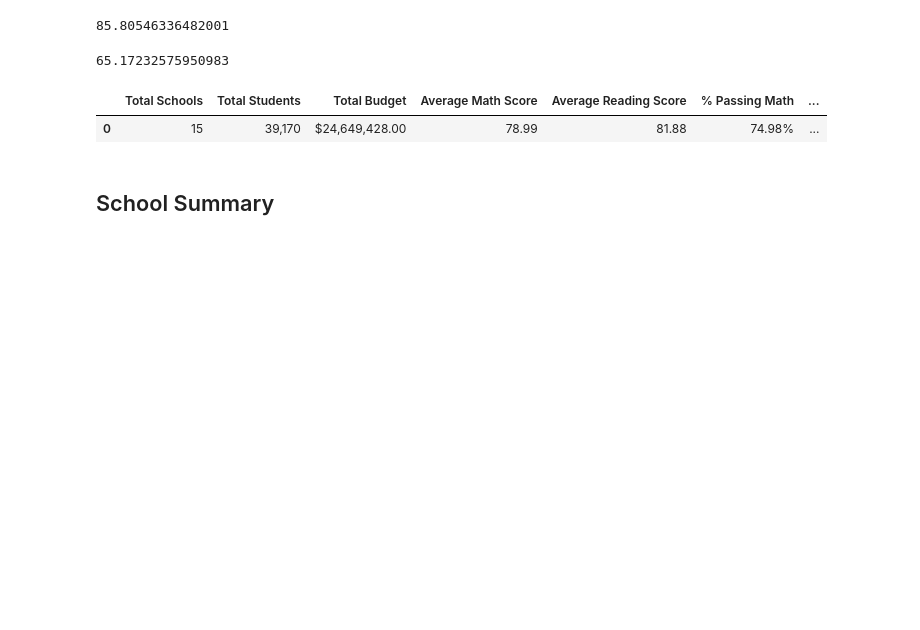
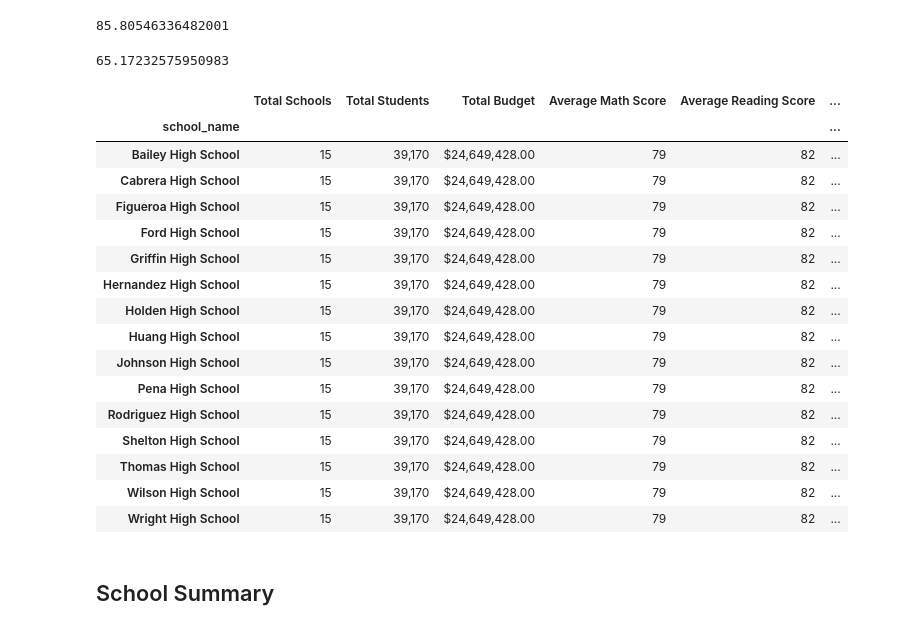
Before and after one commit to chelseapickett/pandas-challenge, a Jupyter notebook: PyCitySchools/PyCitySchools_starter-Copy1.ipynb, the cells around one changed output. Drawn from its saved outputs; the diff is of its cells as text; code cells hidden in the pictures; blank space fills up the shorter version.

Commit message:
completed school summary

```diff
--- a/PyCitySchools/PyCitySchools_starter-Copy1.ipynb
+++ b/PyCitySchools/PyCitySchools_starter-Copy1.ipynb
@@ -86,25 +86,40 @@ overall_passing_rate
 65.17232575950983
 # %%
 # Create a high-level snapshot of the district's key metrics in a DataFrame
-district_summary =pd.DataFrame({"Total Schools": [school_count], "Total Students": [student_count],"Total Budget": [total_budget],\
-                                "Average Math Score": [average_math_score], "Average Reading Score": [average_reading_score],\
-                               "% Passing Math": [passing_math_percentage], "% Passing Reading": [passing_reading_percentage],\
-                                "% Overall Passing": [overall_passing_rate]})
+district_summary =pd.DataFrame({"Total Schools": school_count, "Total Students": student_count,"Total Budget": total_budget,\
+                                "Average Math Score": average_math_score, "Average Reading Score": average_reading_score,\
+                               "% Passing Math": passing_math_percentage, "% Passing Reading": passing_reading_percentage,\
+                                "% Overall Passing": overall_passing_rate})
 
 # Formatting
 district_summary["Total Students"] = district_summary["Total Students"].map("{:,}".format)
 district_summary["Total Budget"] = district_summary["Total Budget"].map("${:,.2f}".format)
-district_summary["Average Math Score"] = district_summary["Average Math Score"].map("{:.2f}".format)
-district_summary["Average Reading Score"] = district_summary["Average Reading Score"].map("{:.2f}".format)
-district_summary["% Passing Math"] = district_summary["% Passing Math"].map("{:.2f}%".format)
-district_summary["% Passing Reading"] = district_summary["% Passing Reading"].map("{:.2f}%".format)
-district_summary["% Overall Passing"] = district_summary["% Overall Passing"].map("{:.2f}%".format)
+district_summary["Average Math Score"] = district_summary["Average Math Score"].map("{:.0f}".format)
+district_summary["Average Reading Score"] = district_summary["Average Reading Score"].map("{:.0f}".format)
+district_summary["% Passing Math"] = district_summary["% Passing Math"].map("{:.0f}%".format)
+district_summary["% Passing Reading"] = district_summary["% Passing Reading"].map("{:.0f}%".format)
+district_summary["% Overall Passing"] = district_summary["% Overall Passing"].map("{:.0f}%".format)
 
 # Display the DataFrame
 district_summary
 # %% [output]
-|  | Total Schools | Total Students | Total Budget | Average Math Score | Average Reading Score | % Passing Math | ... |
-| 0 | 15 | 39,170 | $24,649,428.00 | 78.99 | 81.88 | 74.98% | ... |
+|  | Total Schools | Total Students | Total Budget | Average Math Score | Average Reading Score | ... |
+| school_name |  |  |  |  |  | ... |
+| Bailey High School | 15 | 39,170 | $24,649,428.00 | 79 | 82 | ... |
+| Cabrera High School | 15 | 39,170 | $24,649,428.00 | 79 | 82 | ... |
+| Figueroa High School | 15 | 39,170 | $24,649,428.00 | 79 | 82 | ... |
+| Ford High School | 15 | 39,170 | $24,649,428.00 | 79 | 82 | ... |
+| Griffin High School | 15 | 39,170 | $24,649,428.00 | 79 | 82 | ... |
+| Hernandez High School | 15 | 39,170 | $24,649,428.00 | 79 | 82 | ... |
+| Holden High School | 15 | 39,170 | $24,649,428.00 | 79 | 82 | ... |
+| Huang High School | 15 | 39,170 | $24,649,428.00 | 79 | 82 | ... |
+| Johnson High School | 15 | 39,170 | $24,649,428.00 | 79 | 82 | ... |
+| Pena High School | 15 | 39,170 | $24,649,428.00 | 79 | 82 | ... |
+| Rodriguez High School | 15 | 39,170 | $24,649,428.00 | 79 | 82 | ... |
+| Shelton High School | 15 | 39,170 | $24,649,428.00 | 79 | 82 | ... |
+| Thomas High School | 15 | 39,170 | $24,649,428.00 | 79 | 82 | ... |
+| Wilson High School | 15 | 39,170 | $24,649,428.00 | 79 | 82 | ... |
+| Wright High School | 15 | 39,170 | $24,649,428.00 | 79 | 82 | ... |
 # %% [markdown]
 ## School Summary
 # %%
```
Also changed, not shown: parts of 15 cells of this notebook.
